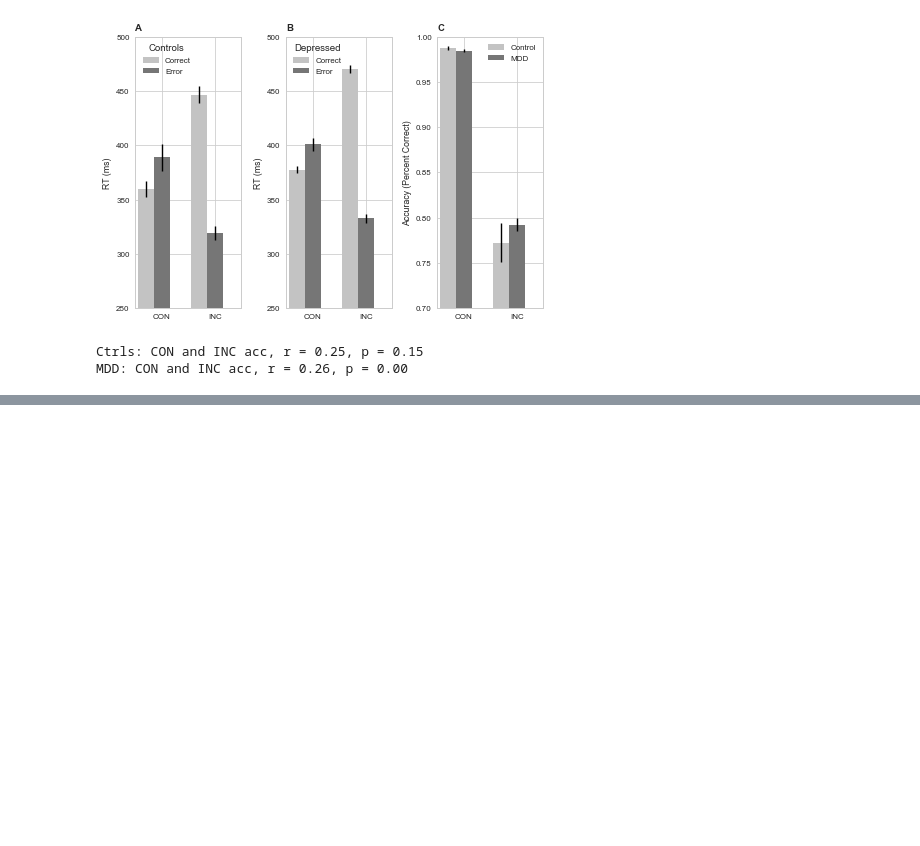
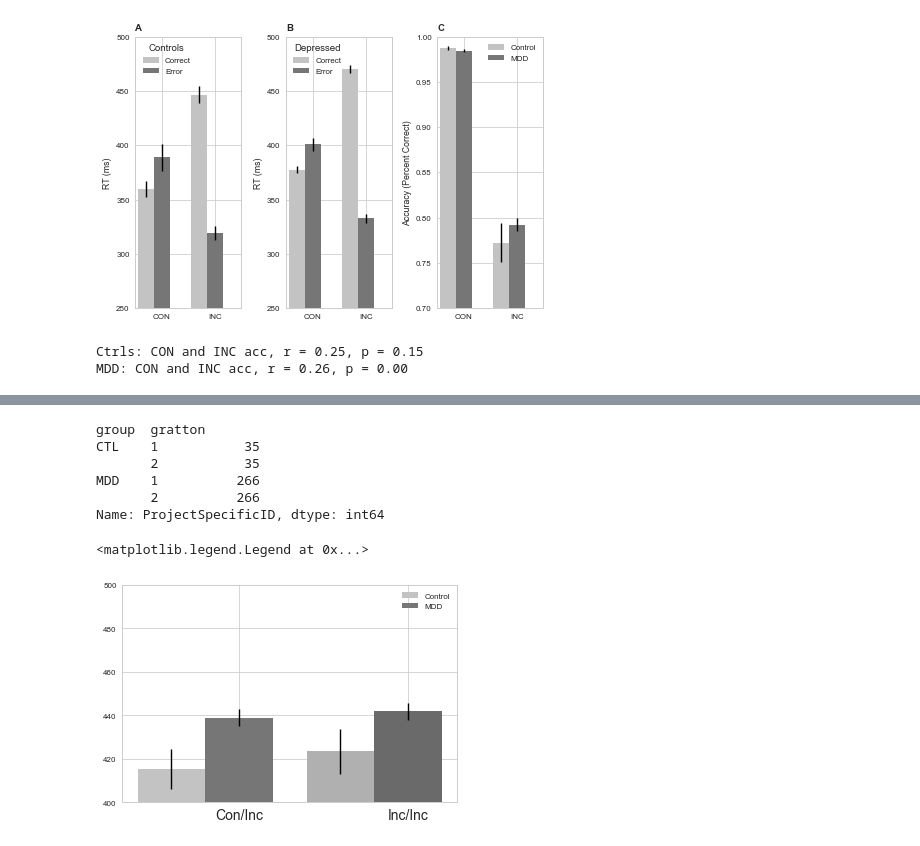
Before and after one commit to vlawlor/EMBARC-Flanker, a Jupyter notebook: Flanker.ipynb, the cells around one changed output, grey strips where cells are left out. Drawn from its saved outputs; the diff is of its cells as text; code cells hidden in the pictures; blank space fills up the shorter version.

```diff
--- a/Flanker.ipynb
+++ b/Flanker.ipynb
@@ -1353,0 +1798,56 @@ grpMDD:sINC  0.167  0.000  0.000  0.000 -0.204 -0.940
+# %%
+grt_grouped['ProjectSpecificID'].nunique()
+# %% [output]
+group  gratton
+CTL    1           35
+       2           35
+MDD    1          266
+       2          266
+Name: ProjectSpecificID, dtype: int64
+# %%
+# Now a Gratton RT barplot. Looks the same as time 1
+
+grt_grp_rt = grt_use.groupby(['group','gratton','ProjectSpecificID'])['rt'].mean()
+
+ctrl_grt1_rt = []
+ctrl_grt2_rt = []
+mdd_grt1_rt = []
+mdd_grt2_rt = []
+
+for key in grt_grp_rt.keys():
+    if key[0] == 'CTL' and key[1] == 1:
+        ctrl_grt1_rt.append(grt_grp_rt[key])
+    elif key[0] == 'CTL' and key[1] == 2:
+        ctrl_grt2_rt.append(grt_grp_rt[key])
+    elif key[0] == 'MDD' and key[1] == 1:
+        mdd_grt1_rt.append(grt_grp_rt[key])
+    elif key[0] == 'MDD' and key[1] == 2:
+        mdd_grt2_rt.append(grt_grp_rt[key])
+
+ctrl_grt1_rt_se = sp.stats.sem(ctrl_grt1_rt)
+ctrl_grt2_rt_se = sp.stats.sem(ctrl_grt2_rt)
+mdd_grt1_rt_se = sp.stats.sem(mdd_grt1_rt)
+mdd_grt2_rt_se = sp.stats.sem(mdd_grt2_rt)
+
+ctrl_grt_rt_means = [np.mean(ctrl_grt1_rt),np.mean(ctrl_grt2_rt)]
+mdd_grt_rt_means = [np.mean(mdd_grt1_rt),np.mean(mdd_grt2_rt)]
+
+ctrl_grt_rt_se = [ctrl_grt1_rt_se, ctrl_grt2_rt_se]
+mdd_grt_rt_se = [mdd_grt1_rt_se, mdd_grt2_rt_se]
+
+# Plot
+index = [0.05,0.55]
+index = np.asarray(index)
+width = 0.2
+
+fig = plt.figure()
+ax1 = fig.add_subplot(111)
+ax1.set_ylim([400,500])
+ax1.bar(index,ctrl_grt_rt_means,width,color=['#C3C3C3','#B0B0B0'],yerr=ctrl_grt_rt_se,ecolor='black',label='Control')
+ax1.bar(index+width,mdd_grt_rt_means,width,color=['#767676','#6A6A6A'],yerr=mdd_grt_rt_se,ecolor='black',label='MDD')
+ax1.set_xticks([0.25,0.75])
+ax1.set_xticklabels(['Con/Inc','Inc/Inc'],fontsize=14)
+ax1.legend()
+# %% [output]
+<matplotlib.legend.Legend at 0x...>
+[figure, added]
```
Also changed, not shown: parts of 43 cells of this notebook.
